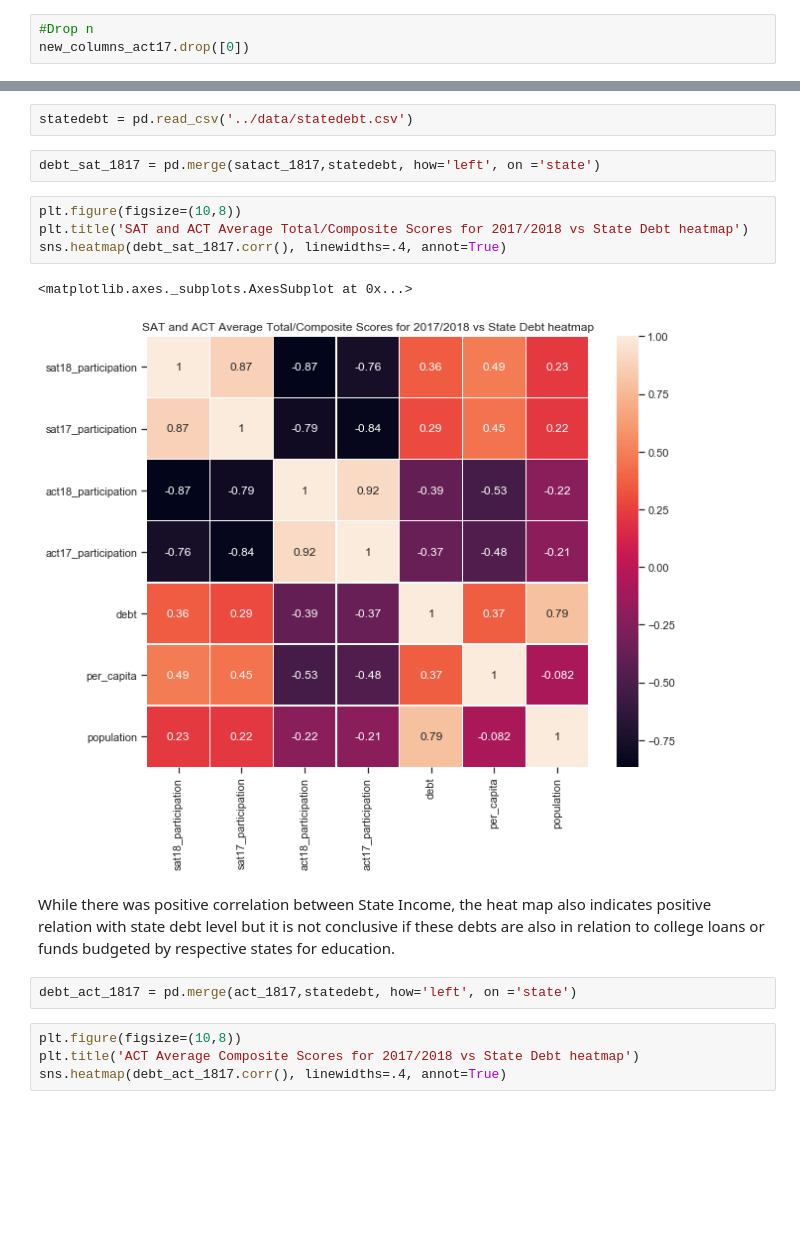
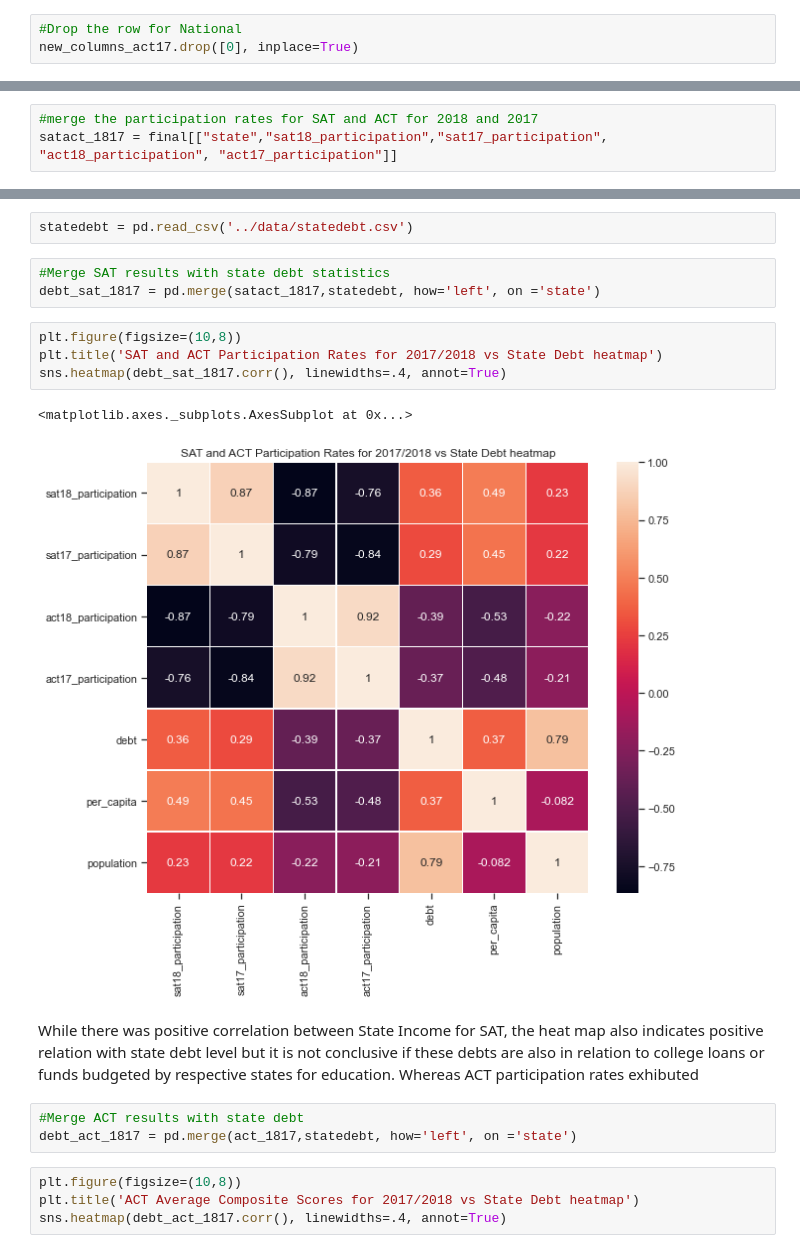
Before and after one commit to kongemily/DSI-Projects, a Jupyter notebook: Project1/code/starter-code_updated (final).ipynb, the cells around one changed output, grey strips where cells are left out. Saved outputs shown, nothing was run; the diff lists cells and outputs as text; blank space fills up the shorter version.

```diff
--- a/Project1/code/starter-code_updated (final).ipynb
+++ b/Project1/code/starter-code_updated (final).ipynb
@@ -279,5 +374,5 @@ Provided is the skeleton for formatting a markdown table, with columns headers t
 
 One of our dataframes contains an extra row. Identify and remove this from the dataframe.
 # %%
-#Drop n
-new_columns_act17.drop([0])
+#Drop the row for National
+new_columns_act17.drop([0], inplace=True)
@@ -1222,3 +1341,6 @@ inc_satact_1817 = final[["state","sat18_participation","sat17_participation", "a
+# %%
+#merge the participation rates for SAT and ACT for 2018 and 2017
+satact_1817 = final[["state","sat18_participation","sat17_participation", "act18_participation", "act17_participation"]]
 # %%
 #merge state income data with participation rates
 inc_satact_1817 = pd.merge(satact_1817,stateincome, how='left', on ='state')
@@ -1268,17 +1394,19 @@ In contrast to SAT, ACT Average Composite Scores exhibits positive correlation w
 # %%
 statedebt = pd.read_csv('../data/statedebt.csv')
 # %%
+#Merge SAT results with state debt statistics
 debt_sat_1817 = pd.merge(satact_1817,statedebt, how='left', on ='state')
 # %%
 plt.figure(figsize=(10,8))
-plt.title('SAT and ACT Average Total/Composite Scores for 2017/2018 vs State Debt heatmap')
+plt.title('SAT and ACT Participation Rates for 2017/2018 vs State Debt heatmap')
 sns.heatmap(debt_sat_1817.corr(), linewidths=.4, annot=True)
 # %% [output]
 <matplotlib.axes._subplots.AxesSubplot at 0x...>
-[figure, old version]
+[figure, new version]
 # %% [markdown]
-While there was positive correlation between State Income, the heat map also indicates positive relation with state debt level but it is not conclusive if these debts are also in relation to college loans or funds budgeted by respective states for education.
+While there was positive correlation between State Income for SAT, the heat map also indicates positive relation with state debt level but it is not conclusive if these debts are also in relation to college loans or funds budgeted by respective states for education. Whereas ACT participation rates exhibuted
 # %%
+#Merge ACT results with state debt
 debt_act_1817 = pd.merge(act_1817,statedebt, how='left', on ='state')
 # %%
 plt.figure(figsize=(10,8))
```
Also changed, not shown: parts of 106 cells of this notebook, 2 other files.
